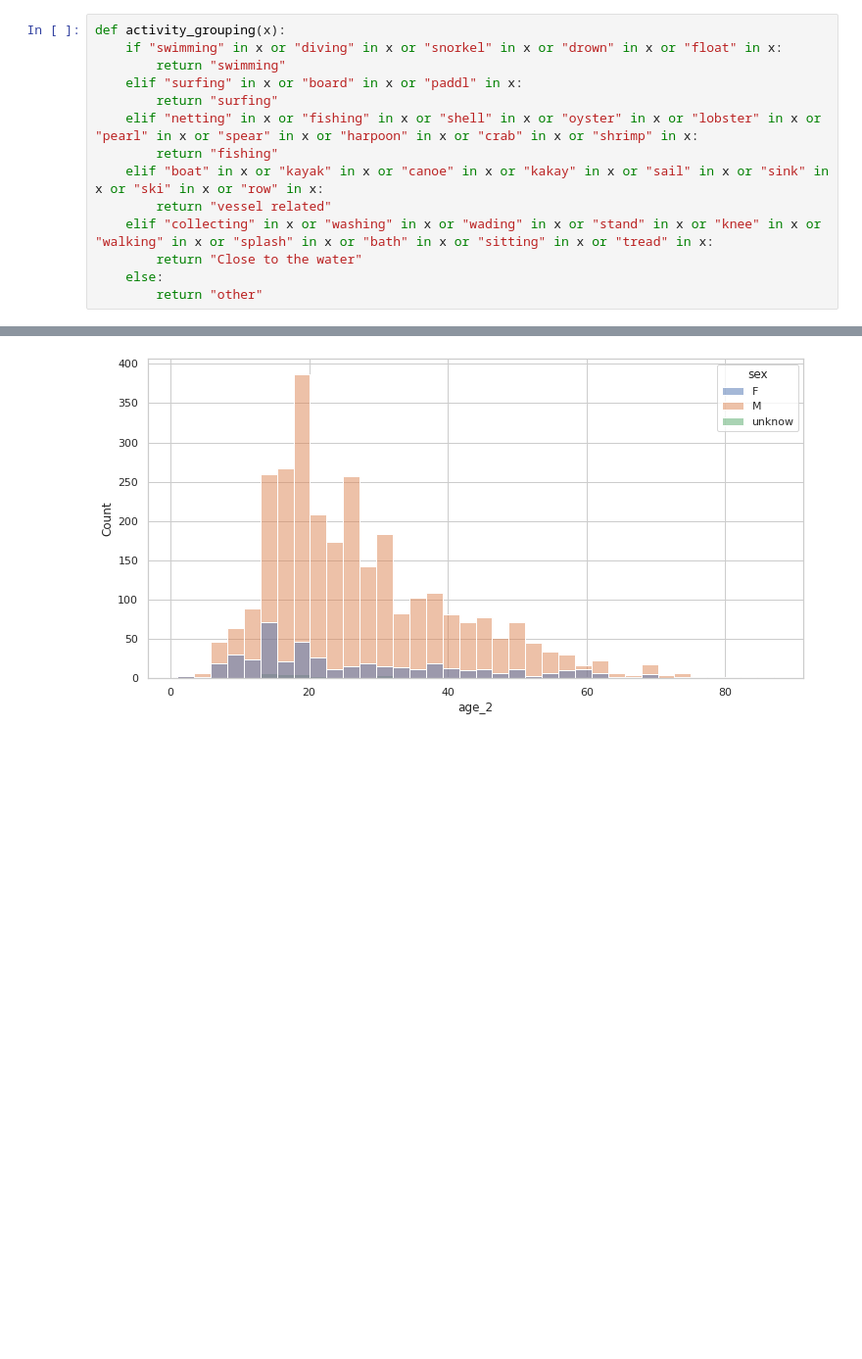
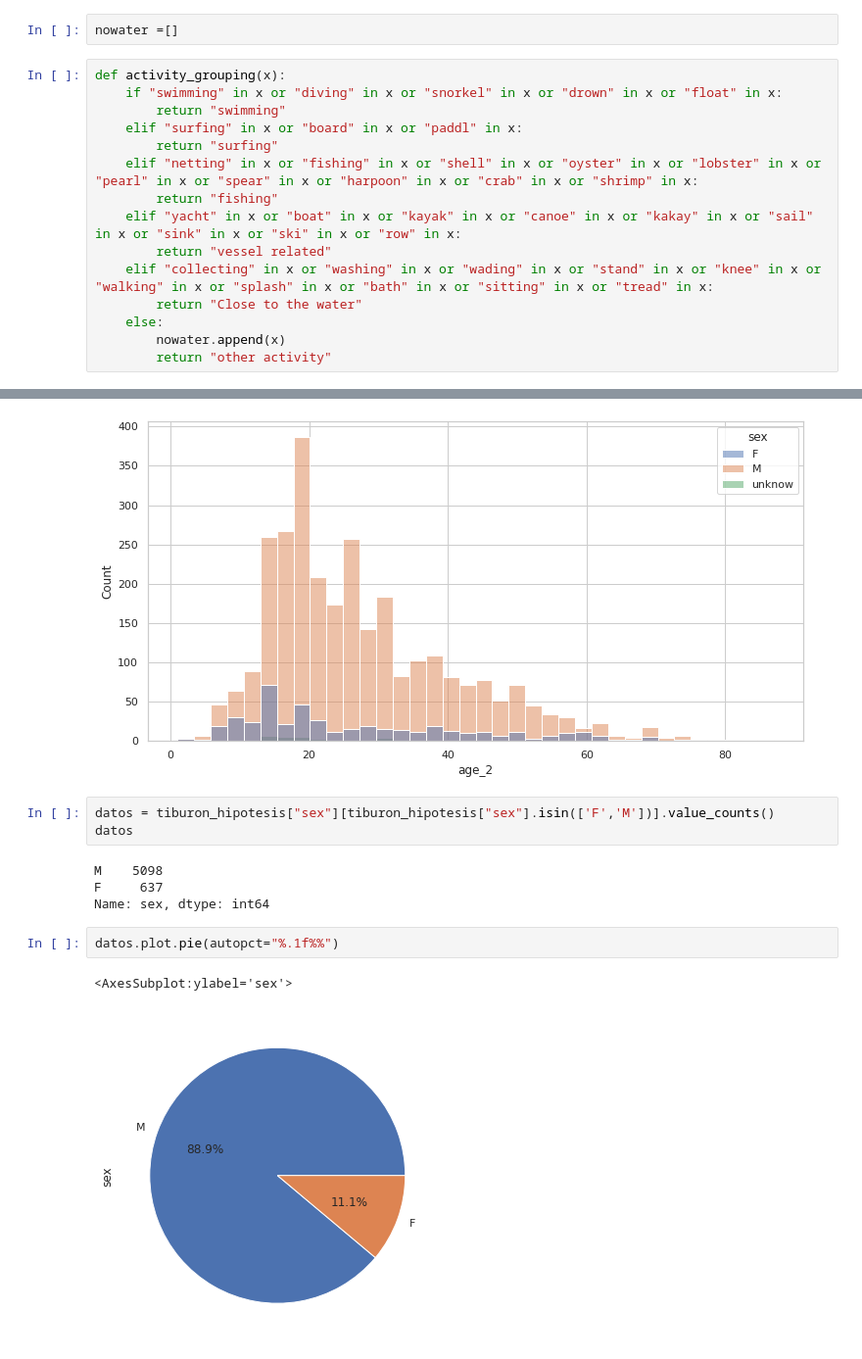
Before and after one commit to Gitfracto/data-cleaning-pandas, a Jupyter notebook: panditas.ipynb, the cells around one changed output, grey strips where cells are left out. Shown at 98% size. Drawn from its saved outputs; the diff is of its cells as text; blank space fills up the shorter version.

Commit message:
tiburon_clean corrected activities

```diff
--- a/panditas.ipynb
+++ b/panditas.ipynb
@@ -364,6 +367,8 @@ tiburon_clean
 | 6300 | 1883-1889 | 0.0 | Unprovoked | PANAMA | NaN | Panama Bay 8ºN, 79ºW | unknow | Jules Patterson | M | NaN | FATAL | ... |
 | 6301 | 1845-1853 | 0.0 | Unprovoked | CEYLON (SRI LANKA) | Eastern Province | Below the English fort, Trincomalee | Swimming | male | M | 15 | FATAL. "Shark bit him in half, ca... | ... |
 6302 rows × 13 columns
+# %%
+nowater =[]
 # %%
 def activity_grouping(x):
     if "swimming" in x or "diving" in x or "snorkel" in x or "drown" in x or "float" in x:
@@ -372,12 +377,13 @@ def activity_grouping(x):
         return "surfing"
     elif "netting" in x or "fishing" in x or "shell" in x or "oyster" in x or "lobster" in x or "pearl" in x or "spear" in x or "harpoon" in x or "crab" in x or "shrimp" in x:
         return "fishing"
-    elif "boat" in x or "kayak" in x or "canoe" in x or "kakay" in x or "sail" in x or "sink" in x or "ski" in x or "row" in x:
+    elif "yacht" in x or "boat" in x or "kayak" in x or "canoe" in x or "kakay" in x or "sail" in x or "sink" in x or "ski" in x or "row" in x:
         return "vessel related"
     elif "collecting" in x or "washing" in x or "wading" in x or "stand" in x or "knee" in x or "walking" in x or "splash" in x or "bath" in x or "sitting" in x or "tread" in x:
         return "Close to the water"
     else:
-        return "other"
+        nowater.append(x)
+        return "other activity"
 # %%
 tiburon_clean["activity_verb2"] = tiburon_clean.activity_verb.apply(activity_grouping)
 # %%
@@ -525,3 +567,15 @@ sns.histplot(x=tiburon_hipotesis[tiburon_hipotesis["age_2"] != "unknow"].age_2,)
 sns.histplot(x=tiburon_hipotesis[tiburon_hipotesis["age_2"] != "unknow"].age_2,hue=tiburon_hipotesis.sex);
 # %% [output]
 [figure]
+# %%
+datos = tiburon_hipotesis["sex"][tiburon_hipotesis["sex"].isin(['F','M'])].value_counts()
+datos
+# %% [output]
+M    5098
+F     637
+Name: sex, dtype: int64
+# %%
+datos.plot.pie(autopct="%.1f%%")
+# %% [output]
+<AxesSubplot:ylabel='sex'>
+[figure, added]
```
Also changed, not shown: parts of 11 cells of this notebook.
